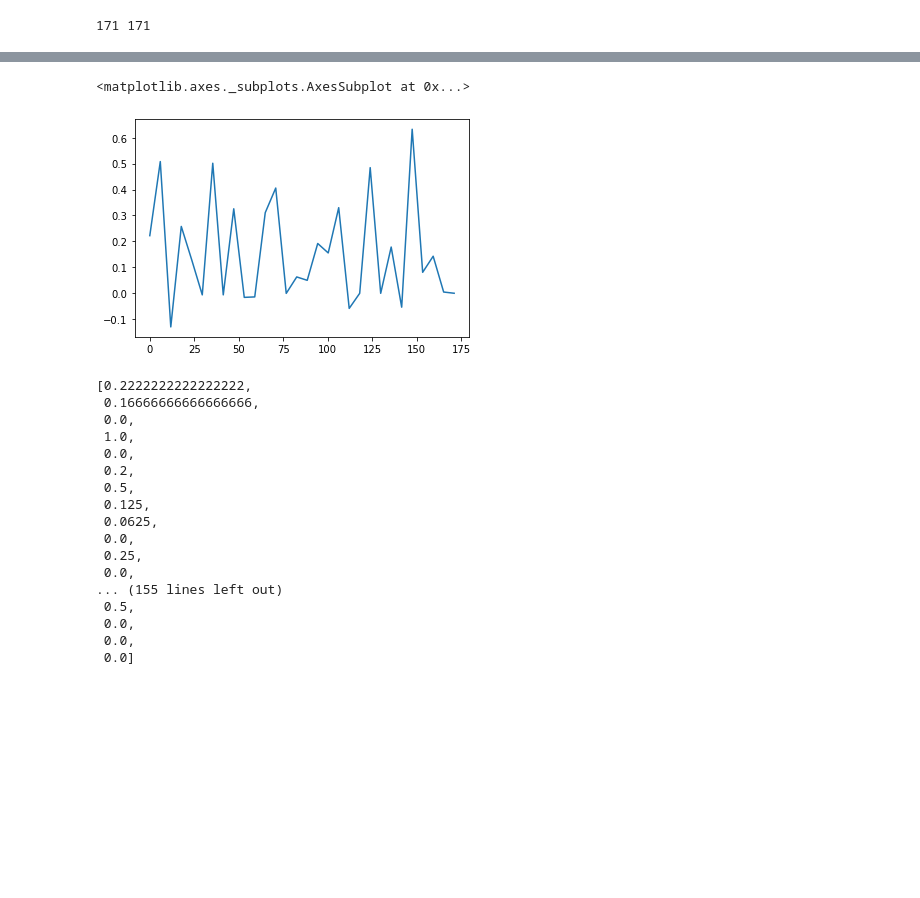
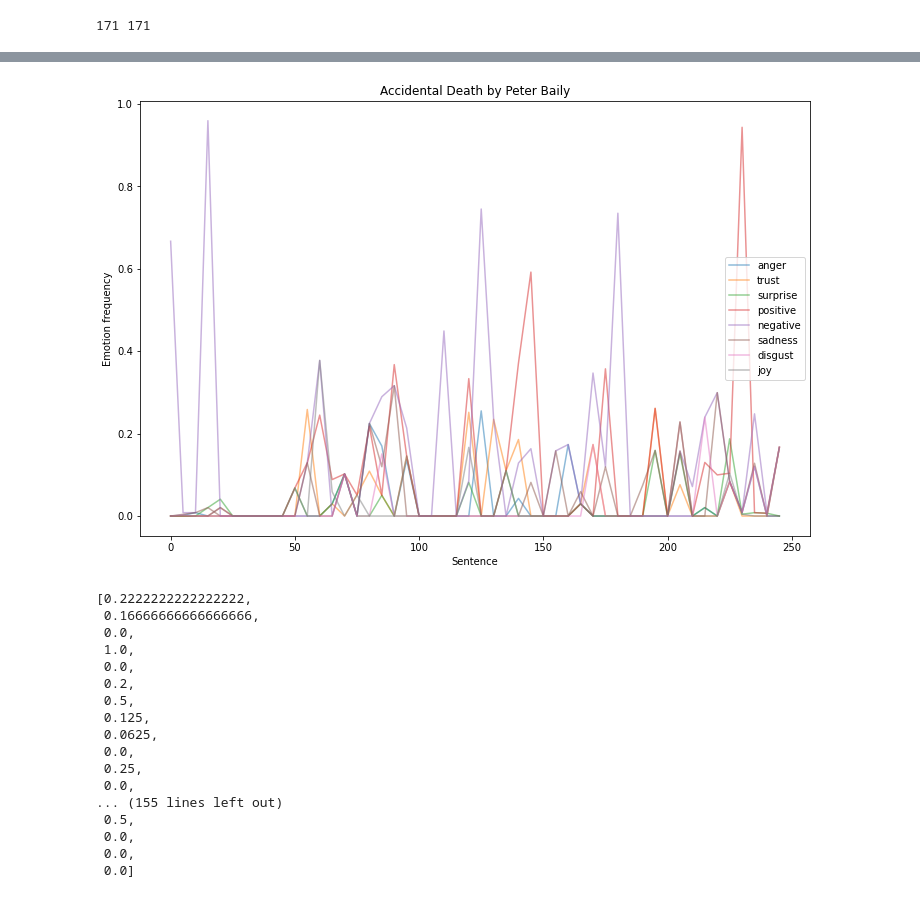
Before and after one commit to jbroeders/modeling-ebook-popularity, a Jupyter notebook: epub_pp.ipynb, the cells around one changed output, grey strips where cells are left out. Saved outputs shown, nothing was run; the diff lists cells and outputs as text; code cells hidden in the pictures; blank space fills up the shorter version.

```diff
--- a/epub_pp.ipynb
+++ b/epub_pp.ipynb
@@ -41,9 +45,29 @@ plt.legend(['raw', 'lin', 'cub'], loc='best')
-# %%
-xnew = np.linspace(0, len(y), num=30, endpoint=True)
-sns.lineplot(x=xnew, y=cub(xnew))
-# %% [output]
-<matplotlib.axes._subplots.AxesSubplot at 0x...>
-[figure, removed]
+# %%
+def nrc_values(idx):
+
+    nrc_columns = ['anger', 'trust', 'surprise', 'positive', 'negative',
+                   'sadness', 'disgust', 'joy']
+
+    plt.figure(figsize=(12,8))
+
+    for val in nrc_columns:
+        y = json.loads(df[val][idx])
+        x = np.linspace(0, len(y), num=len(y), endpoint=True)
+
+        lin = interp1d(x, y)
+        xnew = np.linspace(0, len(y), num=50, endpoint=True)
+
+        plt.plot(xnew, lin(xnew), '-', alpha=0.5,label=val)
+
+
+    plt.title(df['title'][idx] + ' by ' + df['author'][idx])
+    plt.xlabel('Sentence')
+    plt.ylabel('Emotion frequency')
+    plt.legend(loc='best')
+# %%
+nrc_values(3)
+# %% [output]
+[figure, added]
 # %%
 vals
 # %% [output]
```
Also changed, not shown: parts of 6 cells of this notebook, 7 other files.
